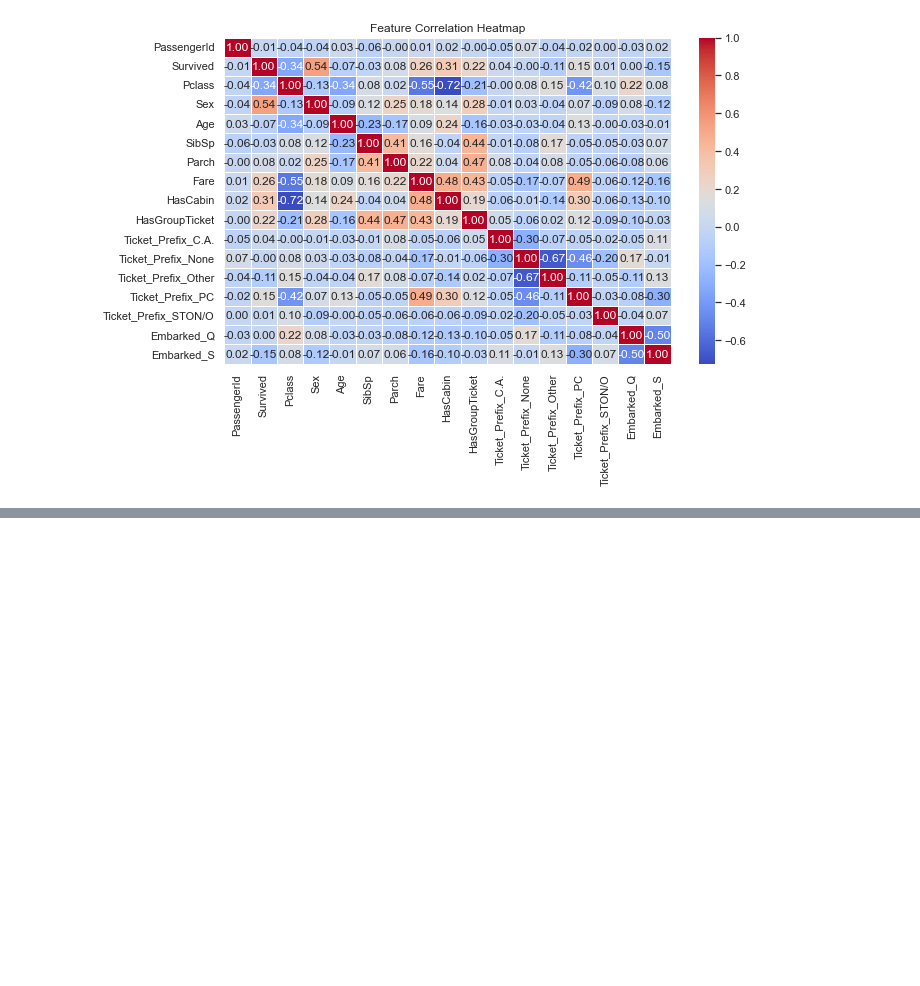
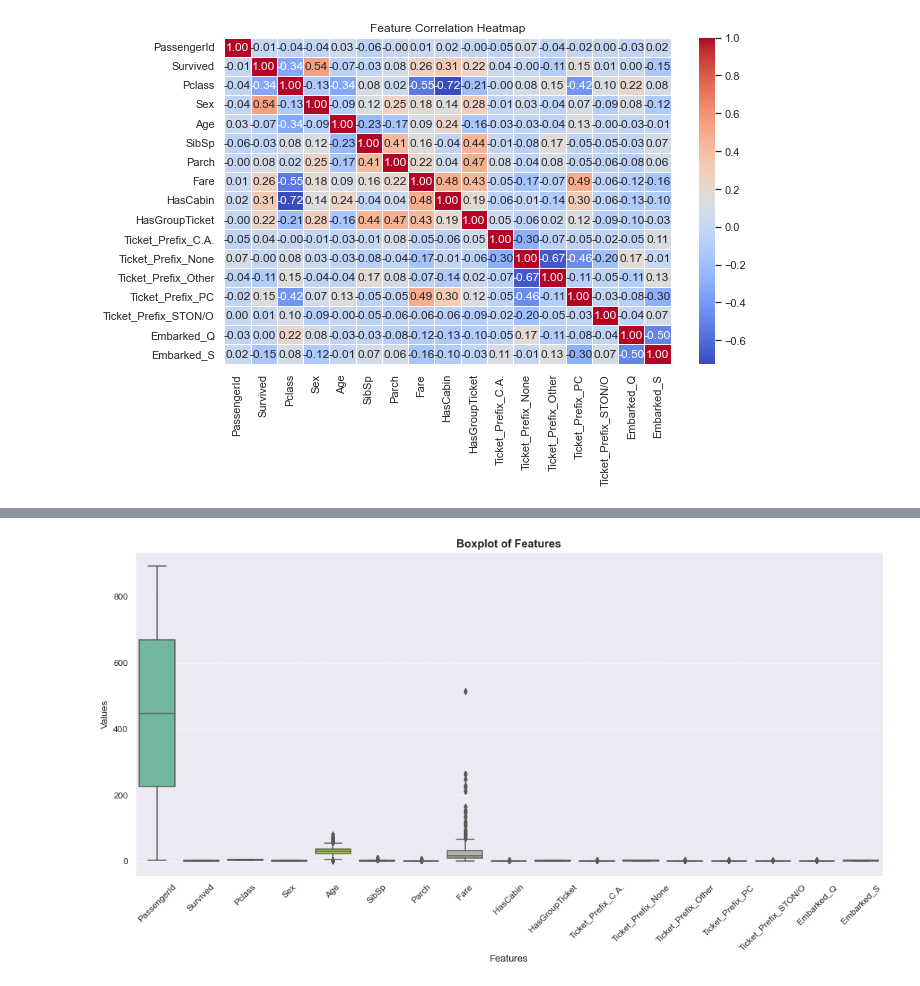
Before and after one commit to Swapnil-Trivedi/E0_270_0__ML_2025, a Jupyter notebook: assignment-01/data/data_exploration.ipynb, the cells around one changed output, grey strips where cells are left out. Cells and saved outputs as stored; diff of their text form; code cells hidden in the pictures; blank space fills up the shorter version.

```diff
--- a/assignment-01/data/data_exploration.ipynb
+++ b/assignment-01/data/data_exploration.ipynb
@@ -555,0 +570,14 @@ plt.show()
+# %%
+#box plot for the data to check outliers
+plt.figure(figsize=(18, 8))
+sns.boxplot(data=data, palette="Set2", showfliers=True)  # Use Seaborn for better visuals
+plt.xticks(rotation=45, fontsize=12)  # Rotate and enlarge labels
+plt.yticks(fontsize=12)
+plt.title("Boxplot of Features", fontsize=15, fontweight="bold")
+plt.xlabel("Features", fontsize=13)
+plt.ylabel("Values", fontsize=13)
+plt.grid(axis="y", linestyle="--", alpha=0.7)  # Add subtle grid for readability
+
+plt.show()
+# %% [output]
+[figure, added]
```
Also changed, not shown: parts of 13 cells of this notebook.
